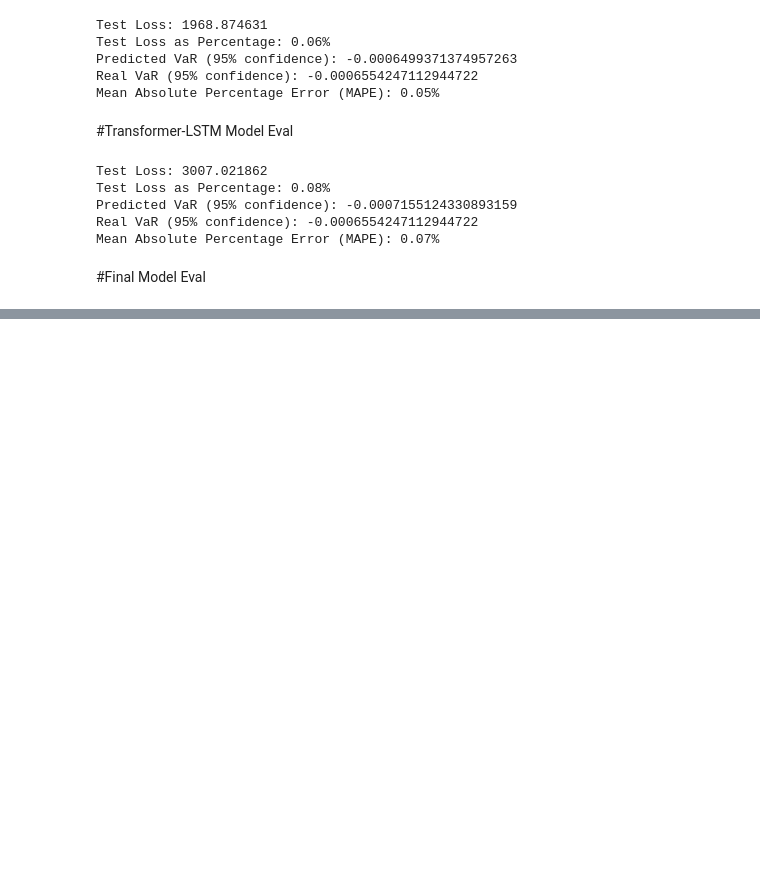
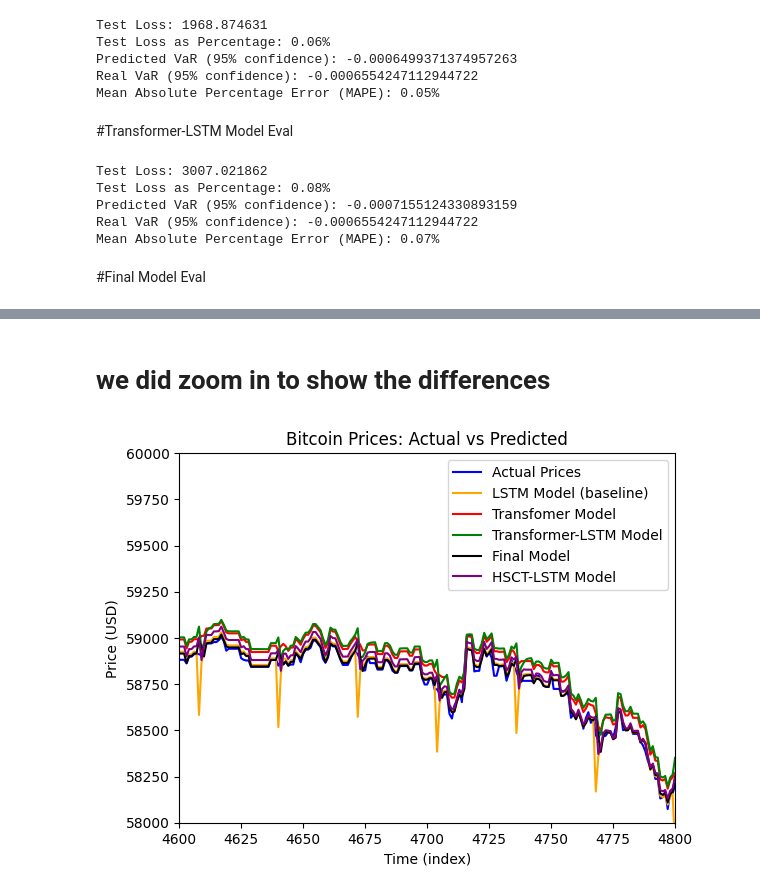
Before and after one commit to kinan-02/Fintech, a Jupyter notebook: eval_models.ipynb, the cells around one changed output, grey strips where cells are left out. Cells and saved outputs as stored; diff of their text form; code cells hidden in the pictures; blank space fills up the shorter version.

```diff
--- a/eval_models.ipynb
+++ b/eval_models.ipynb
@@ -568,0 +696,24 @@ Evaluation time: 4.8712 seconds
+# %% [markdown]
+# we did zoom in to show the differences
+# %%
+import numpy as np
+import matplotlib.pyplot as plt
+plt.plot(actuals, label='Actual Prices', color='blue')
+# Plot predicted prices
+plt.plot(baseline_pred, label='LSTM Model (baseline)', color='orange')
+plt.plot(transformer_pred, label='Transfomer Model', color='red')
+plt.plot(transformer_lstm_pred, label='Transformer-LSTM Model', color='green')
+plt.plot(final_model_pred, label='Final Model', color='black')
+plt.plot(HSCT_LSTM_pred, label='HSCT-LSTM Model', color='purple')
+# Add title and labels to the graph
+plt.title('Bitcoin Prices: Actual vs Predicted')
+plt.xlabel('Time (index)')
+plt.ylabel('Price (USD)')
+plt.xlim([4600, 4800])  # Adjust these values to your preferred zoom range on the x-axis
+plt.ylim([58000, 60000])
+# Add legend to differentiate between actual and predicted prices
+plt.legend()
+# Show the plot
+plt.show()
+# %% [output]
+[figure, added]
```
Also changed, not shown: parts of 7 cells of this notebook.
